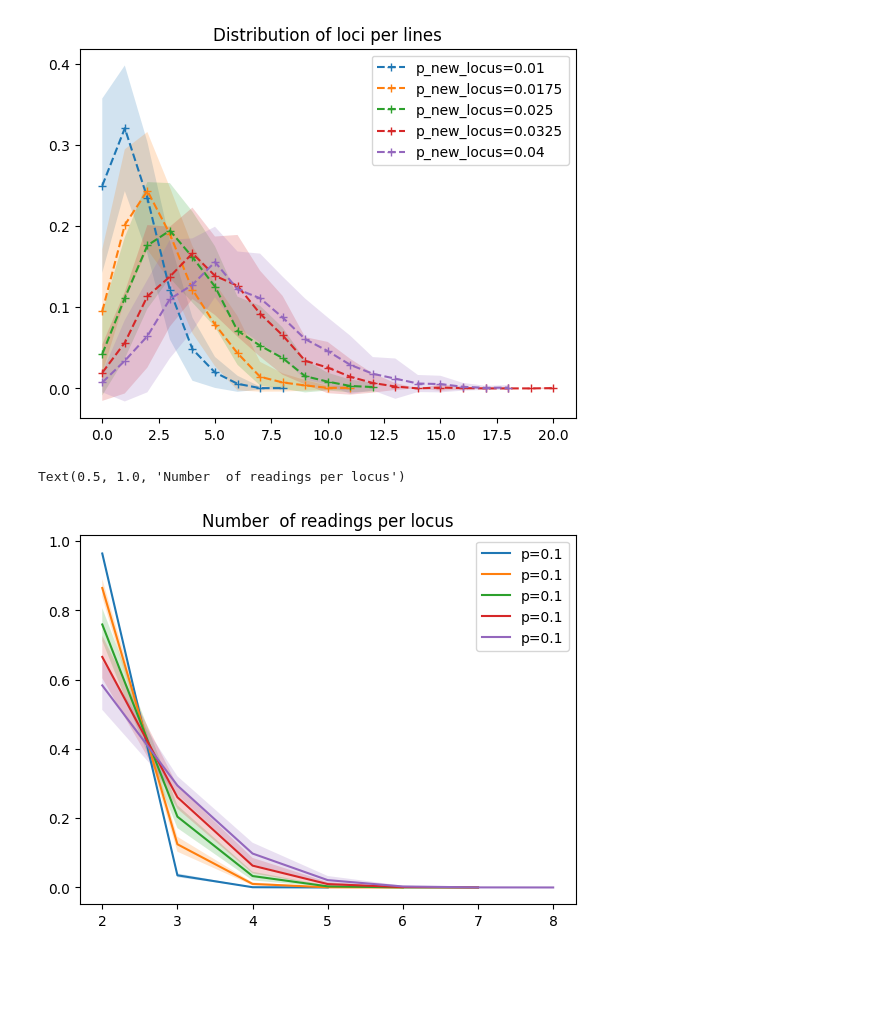
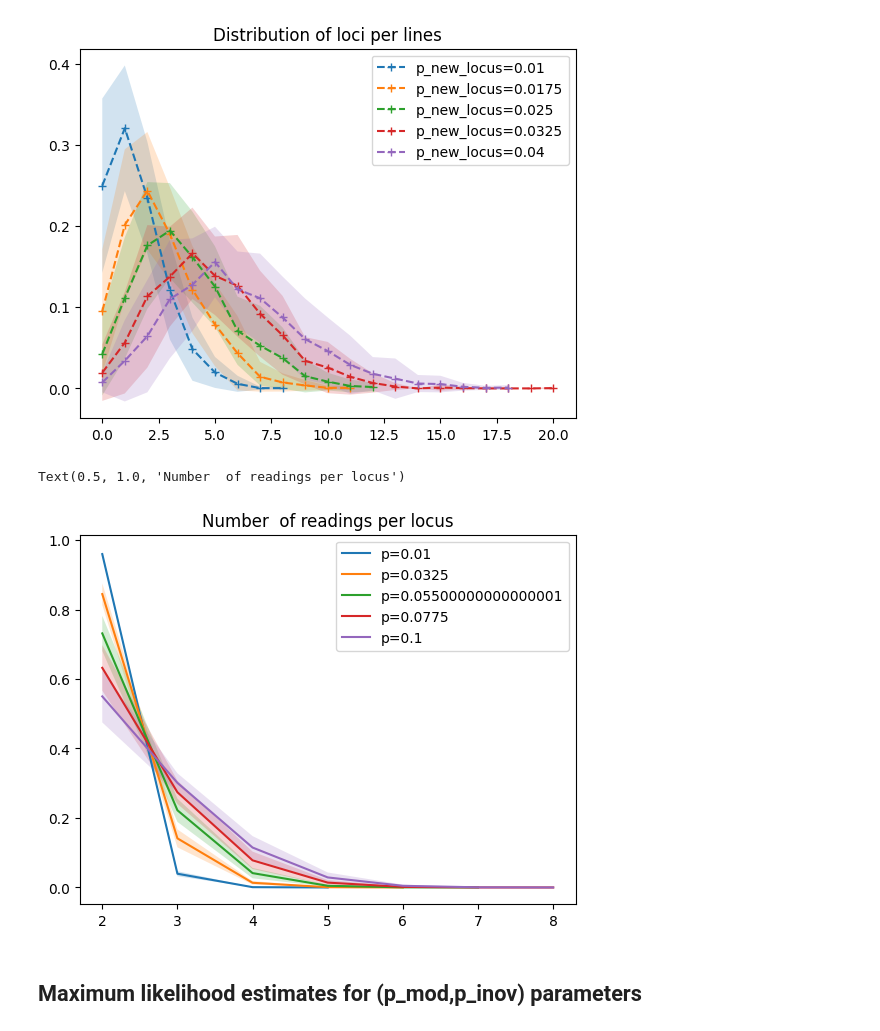
Before and after one commit to ugodreau/stemmatology_CHR-2027, a Jupyter notebook: texts_analysis.ipynb, the cells around one changed output. Cells and saved outputs as stored; diff of their text form; code cells hidden in the pictures; blank space fills up the shorter version.

```diff
--- a/texts_analysis.ipynb
+++ b/texts_analysis.ipynb
@@ -152,13 +167,15 @@ for p_mod in tqdm(p_values):
     sim_app.append(plot_data_app)
 # %%
 ax = plt.subplot()
-for p_new_locus, plot_data in zip(p_values, sim_app):
+for p_mod, plot_data in zip(p_values, sim_app):
     X, Y_mean, Y_var = plot_data
     ax.plot(X,Y_mean,label=f'p={p_mod}')
     ax.fill_between(X, Y_mean-Y_var,Y_mean+Y_var, alpha=.2)
 
 ax.legend();
 ax.set_title('Number  of readings per locus')
 # %% [output]
 Text(0.5, 1.0, 'Number  of readings per locus')
-[figure, old version]
+[figure, new version]
+# %% [markdown]
+## Maximum likelihood estimates for (p_mod,p_inov) parameters
```
Also changed, not shown: parts of 7 cells of this notebook.
